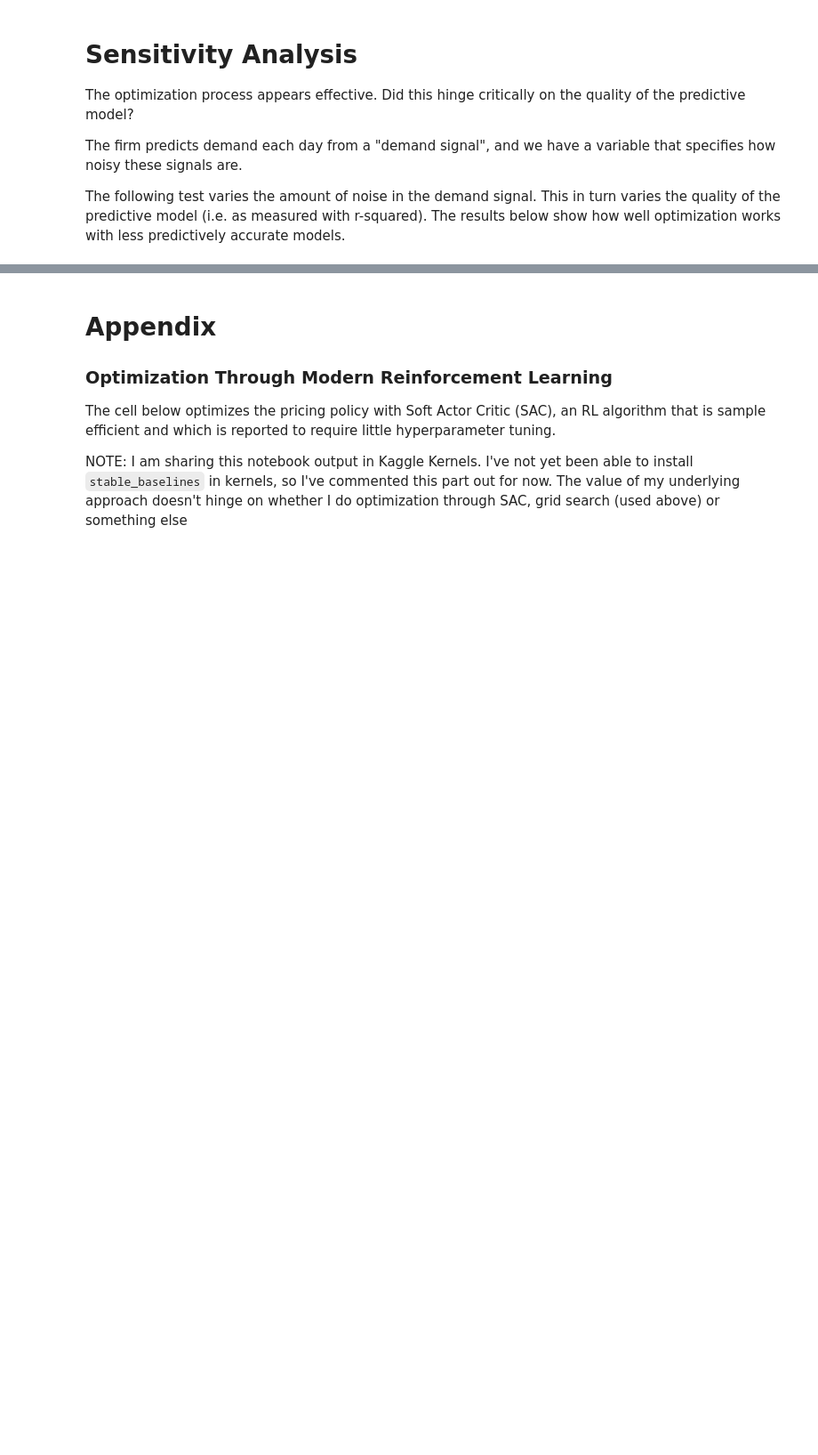
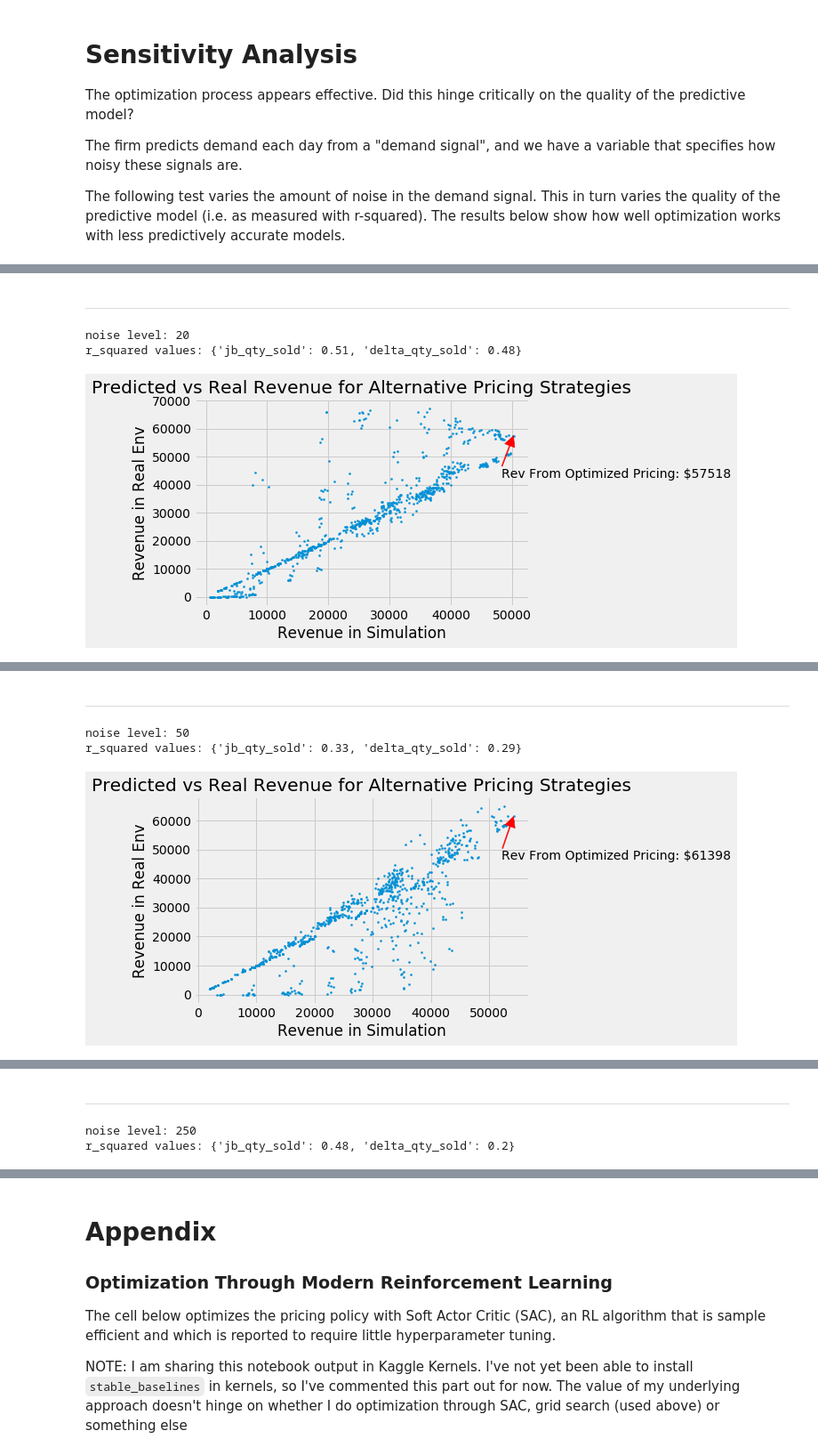
Before and after one commit to Mustapha-Wasseja/sem_policy_opt, a Jupyter notebook: main.ipynb, the cells around one changed output, grey strips where cells are left out. Shown: that part at 89% size. Drawn from its saved outputs; the diff is of its cells as text; code cells hidden in the pictures; blank space fills up the shorter version.

```diff
--- a/main.ipynb
+++ b/main.ipynb
@@ -282,7 +265,7 @@ bnn_opt_results = sensitivity_analysis(real_dgp=real_dgp,
                                        model_class=WrappedPymcModel,
                                        market_details=market_details,
                                        flights_in_training_data=flights_in_training_data,
-                                       noise_levels = [20, 50, 100],
+                                       noise_levels = noise_levels,
                                        candidate_pricing_fns=pricing_fns,
                                        baseline_price_fn=simple_price_fn)
 # %% [output]
@@ -289,0 +273,4 @@ Finished [100%]: Average Loss = 2.9216e+05
+---
+noise level: 20
+r_squared values: {'jb_qty_sold': 0.51, 'delta_qty_sold': 0.48}
+[figure, added]
@@ -289,0 +278,4 @@ Finished [100%]: Average Loss = 2.9216e+05
+---
+noise level: 50
+r_squared values: {'jb_qty_sold': 0.33, 'delta_qty_sold': 0.29}
+[figure, added]
@@ -289,0 +283,3 @@ Finished [100%]: Average Loss = 2.9216e+05
+---
+noise level: 250
+r_squared values: {'jb_qty_sold': 0.48, 'delta_qty_sold': 0.2}
```
Also changed, not shown: parts of 19 cells of this notebook, 2 other files.
